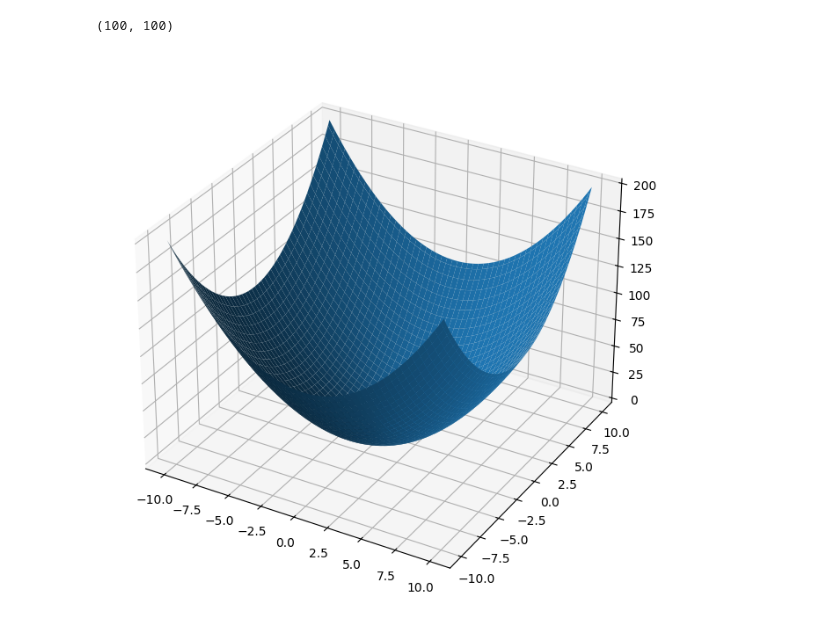
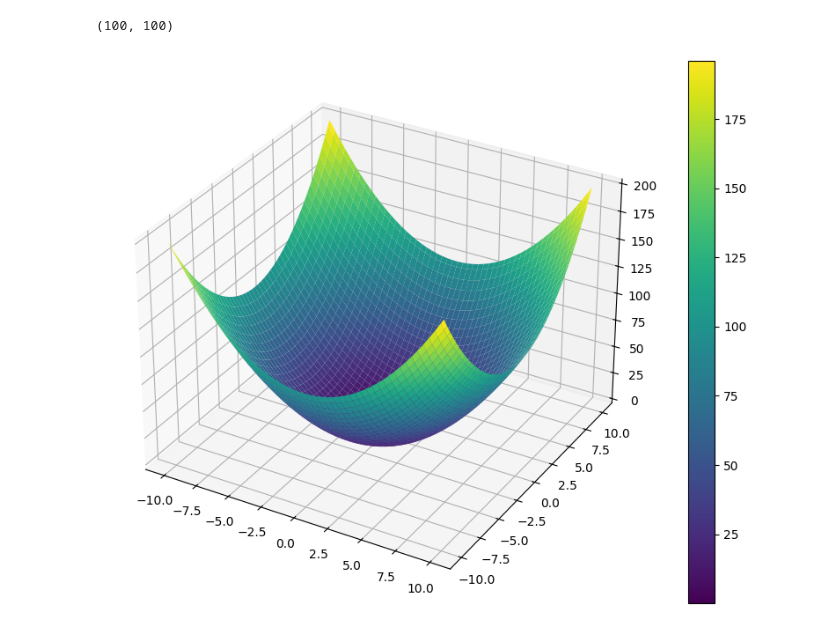
Before and after one commit to rahulkumar80026/Machine-Learning-Basic-to-Advanced, a Jupyter notebook: DataVisulization/2nd.ipynb, the cells around one changed output. Saved outputs shown, nothing was run; the diff lists cells and outputs as text; code cells hidden in the pictures.

```diff
--- a/DataVisulization/2nd.ipynb
+++ b/DataVisulization/2nd.ipynb
@@ -246,8 +246,10 @@ z.shape
 # %%
 
 fig = plt.figure(figsize=(12, 8))  # <-- Correct way
 ax = fig.add_subplot(111, projection='3d')
-ax.plot_surface(xx, yy, z)
+p = ax.plot_surface(xx, yy, z, cmap='viridis')
+
+plt.colorbar(p)
 plt.show()
 # %% [output]
-[figure, old version]
+[figure, new version]
```
Also changed, not shown: parts of 15 cells of this notebook, 1 other file.
